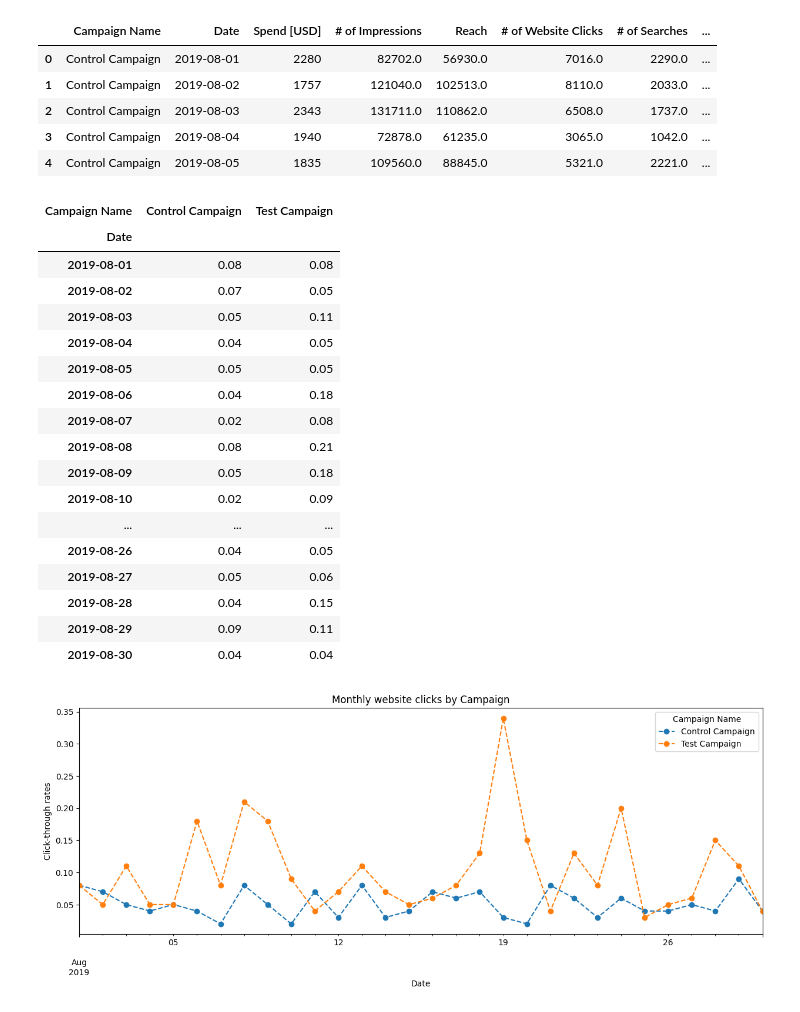
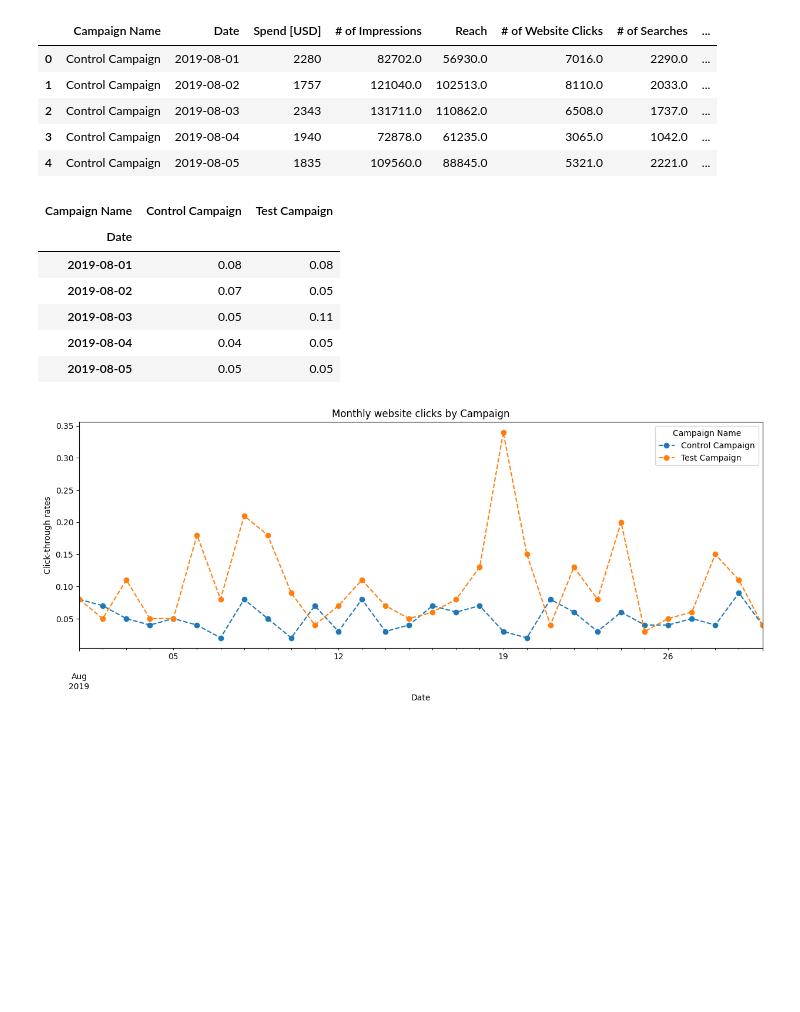
Before and after one commit to mindyng/2024-Business-Projects, a Jupyter notebook: practical-a-b-testing.ipynb, the cells around one changed output. Saved outputs shown, nothing was run; the diff lists cells and outputs as text; code cells hidden in the pictures; blank space fills up the shorter version.

```diff
--- a/practical-a-b-testing.ipynb
+++ b/practical-a-b-testing.ipynb
@@ -520,26 +522,15 @@ data.head()
 | 3 | Control Campaign | 2019-08-04 | 1940 | 72878.0 | 61235.0 | 3065.0 | 1042.0 | ... |
 | 4 | Control Campaign | 2019-08-05 | 1835 | 109560.0 | 88845.0 | 5321.0 | 2221.0 | ... |
 # %%
-ctr_pivot
+ctr_pivot[:5]
 # %% [output]
 | Campaign Name | Control Campaign | Test Campaign |
 | Date |  |  |
 | 2019-08-01 | 0.08 | 0.08 |
 | 2019-08-02 | 0.07 | 0.05 |
 | 2019-08-03 | 0.05 | 0.11 |
 | 2019-08-04 | 0.04 | 0.05 |
 | 2019-08-05 | 0.05 | 0.05 |
-| 2019-08-06 | 0.04 | 0.18 |
-| 2019-08-07 | 0.02 | 0.08 |
-| 2019-08-08 | 0.08 | 0.21 |
-| 2019-08-09 | 0.05 | 0.18 |
-| 2019-08-10 | 0.02 | 0.09 |
-| ... | ... | ... |
-| 2019-08-26 | 0.04 | 0.05 |
-| 2019-08-27 | 0.05 | 0.06 |
-| 2019-08-28 | 0.04 | 0.15 |
-| 2019-08-29 | 0.09 | 0.11 |
-| 2019-08-30 | 0.04 | 0.04 |
 # %%
 #Plot the data as a line plot
 ctr_pivot.plot(kind='line', figsize=(15, 5), style='o--', markersize=6)
```
Also changed, not shown: parts of 32 cells of this notebook.
